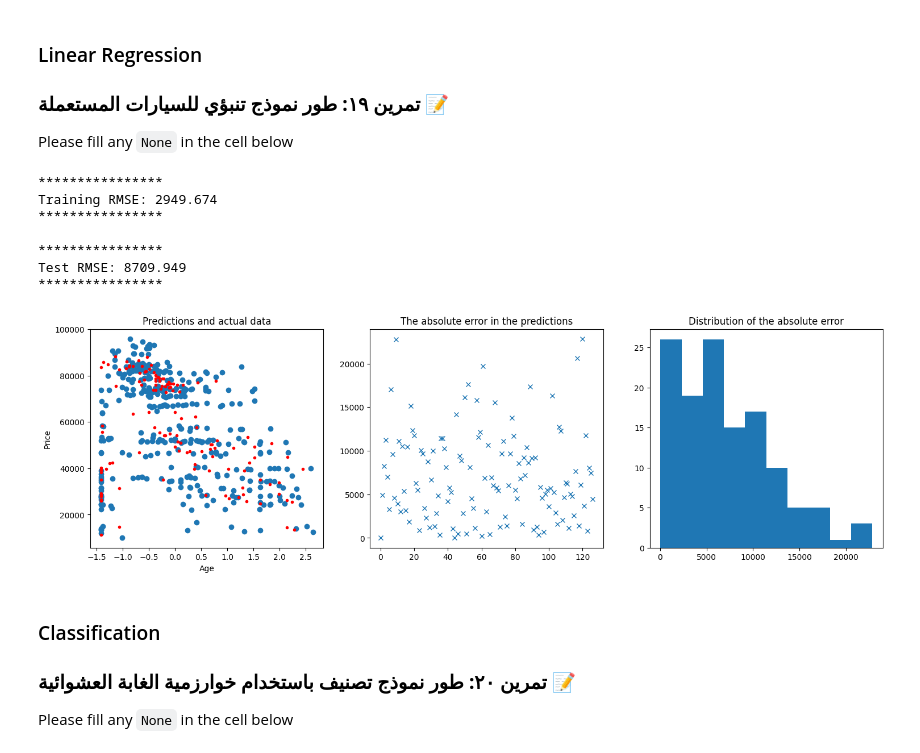
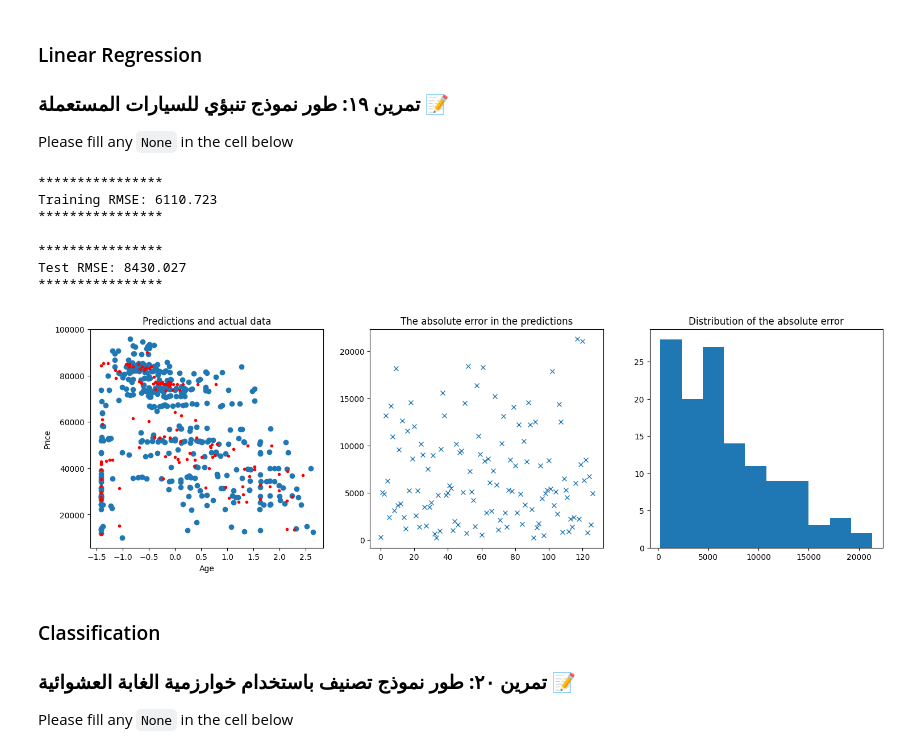
Before and after one commit to halsawadi/thakaa-ml-zero2hero, a Jupyter notebook: EDAAndMLBasicsThakaaBootcamp_Solutions.ipynb, the cells around one changed output. Saved outputs shown, nothing was run; the diff lists cells and outputs as text; code cells hidden in the pictures.

```diff
--- a/EDAAndMLBasicsThakaaBootcamp_Solutions.ipynb
+++ b/EDAAndMLBasicsThakaaBootcamp_Solutions.ipynb
@@ -736,37 +736,37 @@ from sklearn.metrics import mean_squared_error
 X = df_ohe_scaled.drop(columns=['Price']).values
 y = df_ohe_scaled['Price'].values
 X_train, X_test, y_train, y_test = train_test_split(X, y, random_state=0)
 
 
-model = RandomForestRegressor()
+model = RandomForestRegressor(n_estimators=10, max_depth=5)
 model.fit(X_train, y_train)
 y_train_pred =  model.predict(X_train)
 y_pred = model.predict(X_test)
 abs_error = np.abs(y_pred - y_test)
 print('\n****************\nTraining RMSE: {:.3f}\n****************'.format(np.sqrt(mean_squared_error(y_train, y_train_pred))))
 
 print('\n****************\nTest RMSE: {:.3f}\n****************'.format(np.sqrt(mean_squared_error(y_test, y_pred))))
 
 fig, (ax1, ax2, ax3) = plt.subplots(1,3,figsize=(18,5))
 ax1.plot(X_train[:,0], y_train, 'o')
 ax1.plot(X_test[:,0], y_pred, 'r.')
 ax1.set_xlabel('Age')
 ax1.set_ylabel('Price')
 ax1.set_title('Predictions and actual data')
 ax2.plot(np.arange(len(y_pred)), abs_error, 'x')
 ax2.set_title('The absolute error in the predictions')
 ax3.hist(abs_error)
 ax3.set_title('Distribution of the absolute error')
 plt.show()
 # %% [output]
 ****************
-Training RMSE: 2949.674
+Training RMSE: 6110.723
 ****************
 
 ****************
-Test RMSE: 8709.949
+Test RMSE: 8430.027
 ****************
-[figure, old version]
+[figure, new version]
 # %% [markdown]
 ### Classification
 
```
Also changed, not shown: parts of 1 cell of this notebook.
